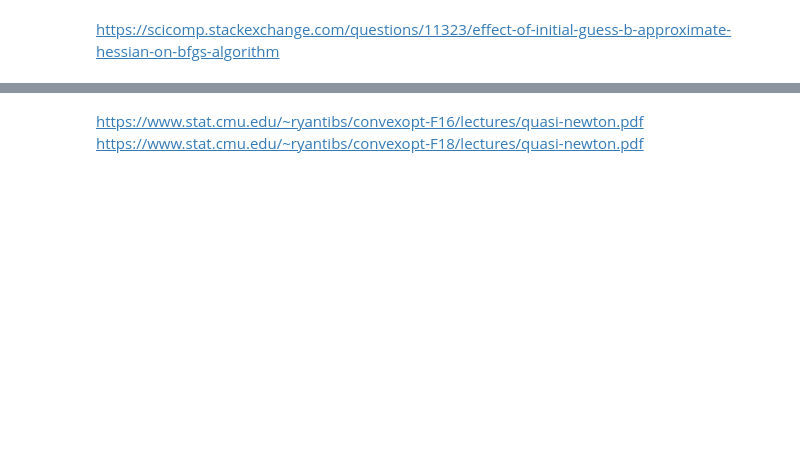
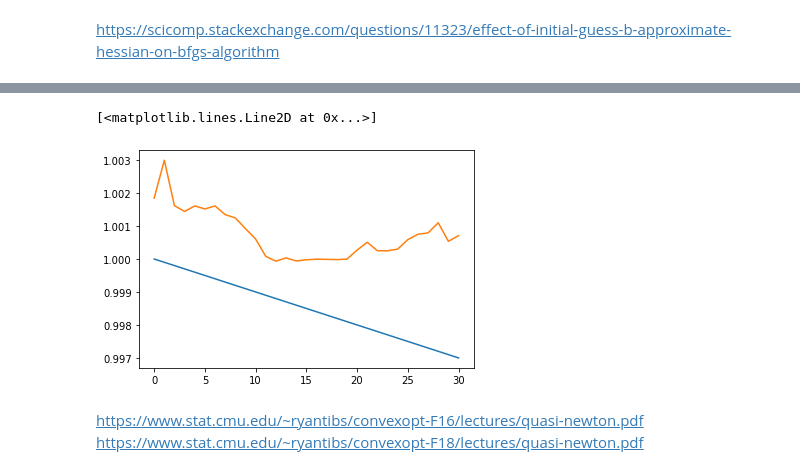
Before and after one commit to Shreyas911/tutorial_inverse_problem, a Jupyter notebook: optimization.ipynb, the cells around one changed output, grey strips where cells are left out. Saved outputs shown, nothing was run; the diff lists cells and outputs as text; code cells hidden in the pictures; blank space fills up the shorter version.

```diff
--- a/optimization.ipynb
+++ b/optimization.ipynb
@@ -188,3 +203,9 @@ plt.legend()
+# %%
+plt.plot(b_true)
+plt.plot(state[nx+1:])
+# %% [output]
+[<matplotlib.lines.Line2D at 0x...>]
+[figure, added]
 # %% [markdown]
 https://www.stat.cmu.edu/~ryantibs/convexopt-F16/lectures/quasi-newton.pdf
 https://www.stat.cmu.edu/~ryantibs/convexopt-F18/lectures/quasi-newton.pdf
```
Also changed, not shown: parts of 19 cells of this notebook, 17 other files.
